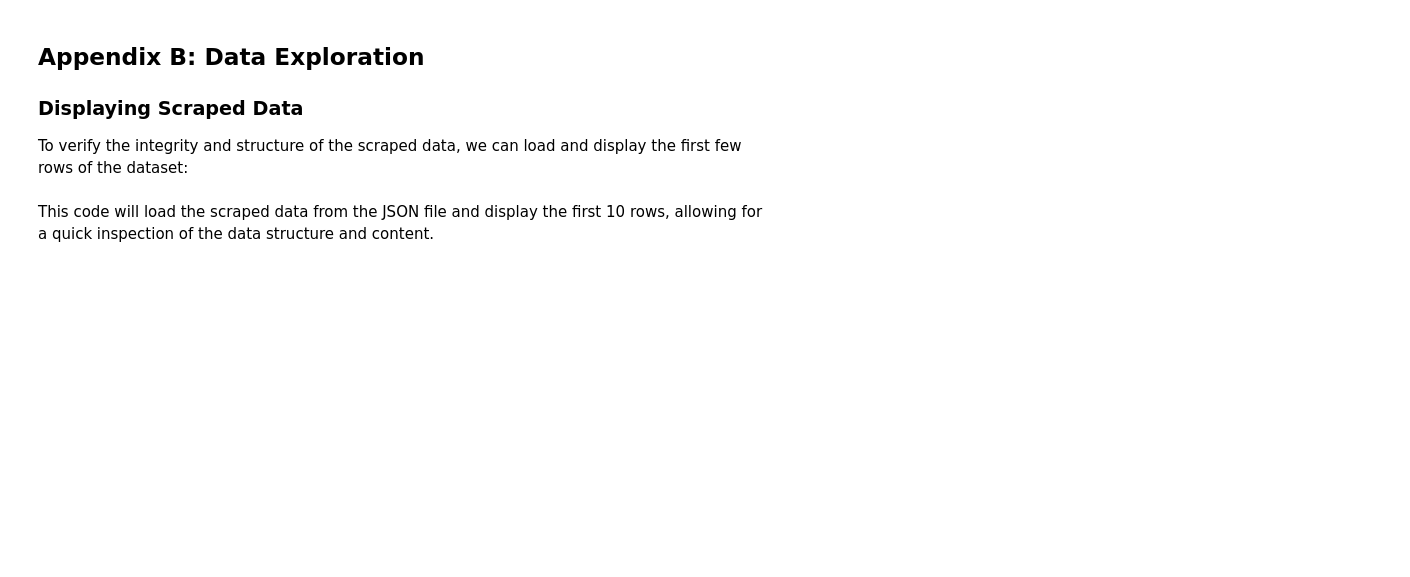
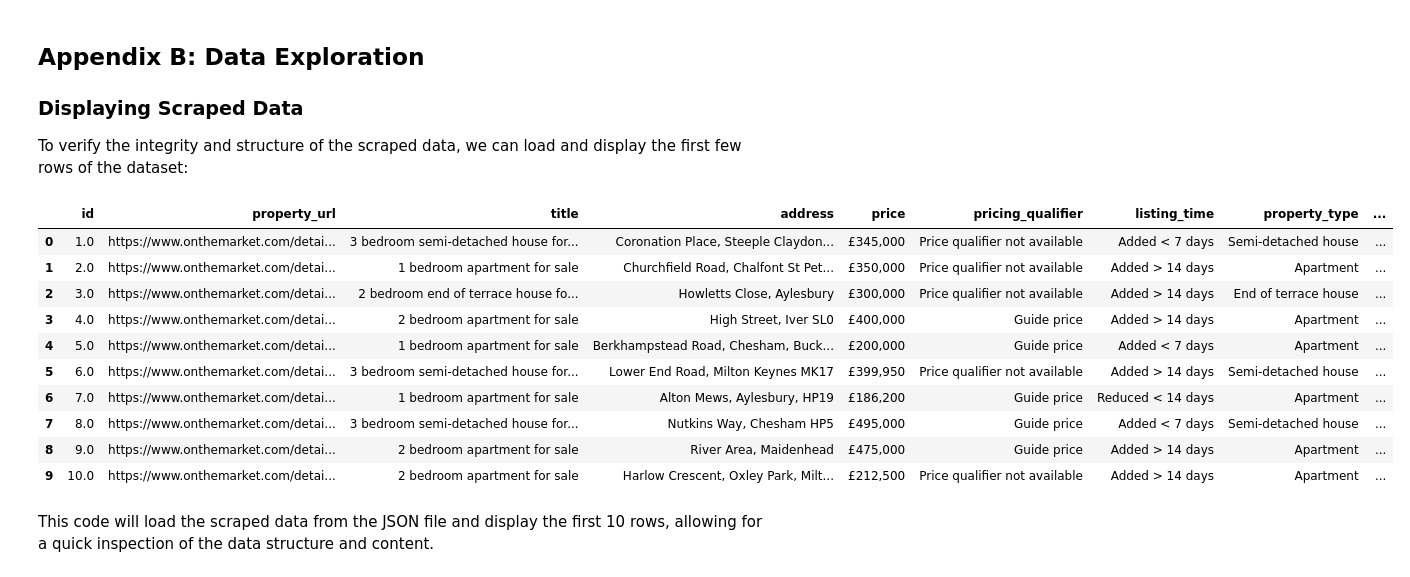
Before and after one commit to georn/final-project-uk-real-estate-recommendation-system, a Jupyter notebook: reports/CM3070-final-report.ipynb, the cells around one changed output. Drawn from its saved outputs; the diff is of its cells as text; code cells hidden in the pictures; blank space fills up the shorter version.

```diff
--- a/reports/CM3070-final-report.ipynb
+++ b/reports/CM3070-final-report.ipynb
@@ -1671,11 +1378,23 @@ To verify the integrity and structure of the scraped data, we can load and displ
 # %%
 import pandas as pd
 
 # Load the scraped data from the JSON file
-file_path = './data/property_data_650000.json'
+file_path = '../data/property_data_buckinghamshire_900000.json'
 scraped_data = pd.read_json(file_path)
 
 # Display the first 10 rows of the dataset
 scraped_data.head(10)
+# %% [output]
+|  | id | property_url | title | address | price | pricing_qualifier | listing_time | property_type | ... |
+| 0 | 1.0 | https://www.onthemarket.com/detai... | 3 bedroom semi-detached house for... | Coronation Place, Steeple Claydon... | £345,000 | Price qualifier not available | Added < 7 days | Semi-detached house | ... |
+| 1 | 2.0 | https://www.onthemarket.com/detai... | 1 bedroom apartment for sale | Churchfield Road, Chalfont St Pet... | £350,000 | Price qualifier not available | Added > 14 days | Apartment | ... |
+| 2 | 3.0 | https://www.onthemarket.com/detai... | 2 bedroom end of terrace house fo... | Howletts Close, Aylesbury | £300,000 | Price qualifier not available | Added > 14 days | End of terrace house | ... |
+| 3 | 4.0 | https://www.onthemarket.com/detai... | 2 bedroom apartment for sale | High Street, Iver SL0 | £400,000 | Guide price | Added > 14 days | Apartment | ... |
+| 4 | 5.0 | https://www.onthemarket.com/detai... | 1 bedroom apartment for sale | Berkhampstead Road, Chesham, Buck... | £200,000 | Guide price | Added < 7 days | Apartment | ... |
+| 5 | 6.0 | https://www.onthemarket.com/detai... | 3 bedroom semi-detached house for... | Lower End Road, Milton Keynes MK17 | £399,950 | Price qualifier not available | Added > 14 days | Semi-detached house | ... |
+| 6 | 7.0 | https://www.onthemarket.com/detai... | 1 bedroom apartment for sale | Alton Mews, Aylesbury, HP19 | £186,200 | Guide price | Reduced < 14 days | Apartment | ... |
+| 7 | 8.0 | https://www.onthemarket.com/detai... | 3 bedroom semi-detached house for... | Nutkins Way, Chesham HP5 | £495,000 | Guide price | Added < 7 days | Semi-detached house | ... |
+| 8 | 9.0 | https://www.onthemarket.com/detai... | 2 bedroom apartment for sale | River Area, Maidenhead | £475,000 | Guide price | Added > 14 days | Apartment | ... |
+| 9 | 10.0 | https://www.onthemarket.com/detai... | 2 bedroom apartment for sale | Harlow Crescent, Oxley Park, Milt... | £212,500 | Price qualifier not available | Added > 14 days | Apartment | ... |
 # %% [markdown]
 This code will load the scraped data from the JSON file and display the first 10 rows, allowing for a quick inspection of the data structure and content.
```
Also changed, not shown: parts of 20 cells of this notebook, 4 other files.
